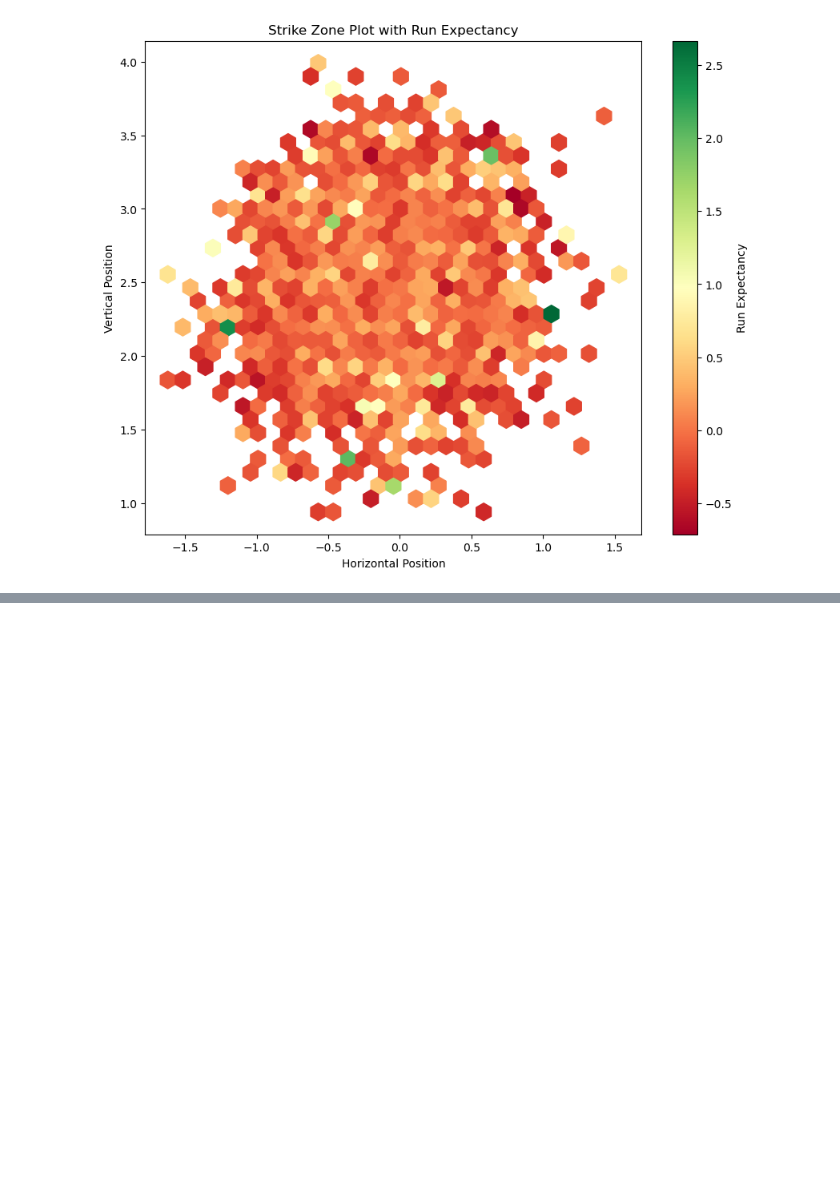
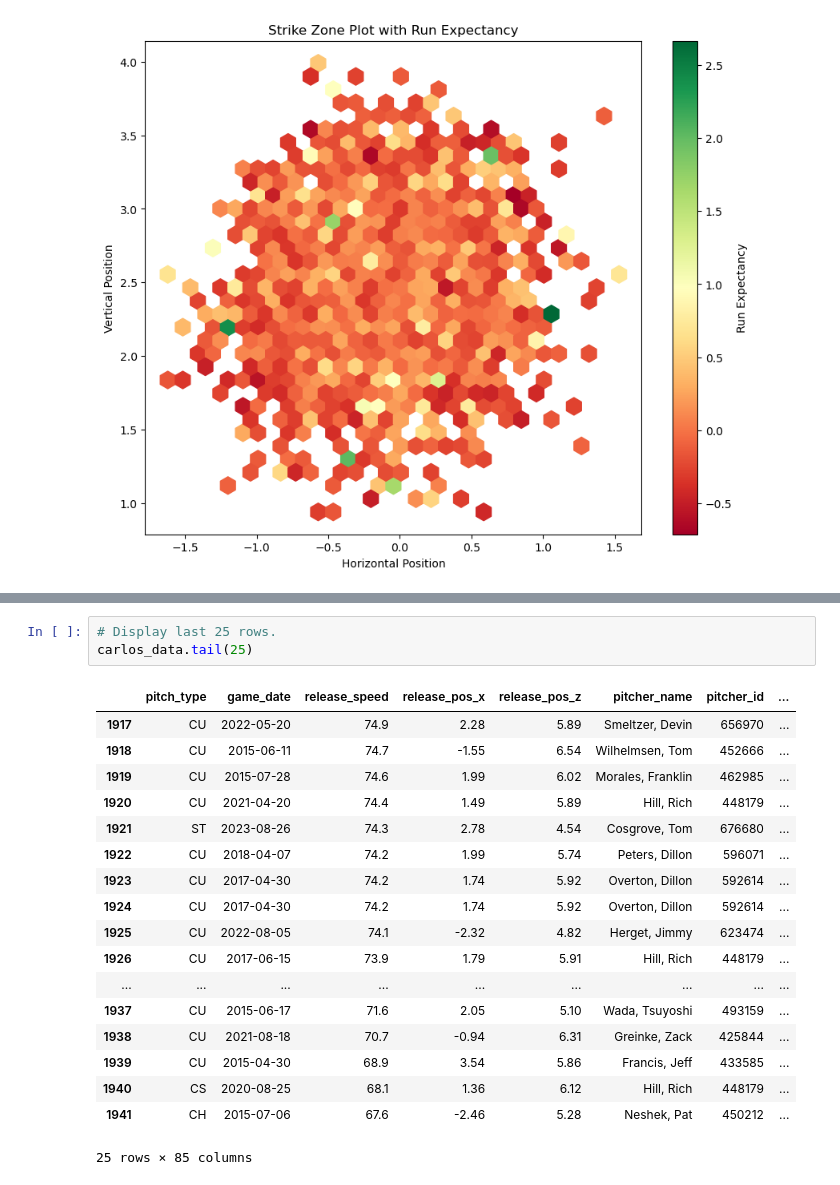
Before and after one commit to Matt-Heinen/DSC-540, a Jupyter notebook: Term Project/Heinen_DSC540_Milestone_5.ipynb, the cells around one changed output, grey strips where cells are left out. Saved outputs shown, nothing was run; the diff lists cells and outputs as text; blank space fills up the shorter version.

```diff
--- a/Term Project/Heinen_DSC540_Milestone_5.ipynb
+++ b/Term Project/Heinen_DSC540_Milestone_5.ipynb
@@ -584,0 +568,22 @@ As We can see by this heat map, Santana has some very high run expectancy in spe
+# %%
+# Display last 25 rows.
+carlos_data.tail(25)
+# %% [output]
+|  | pitch_type | game_date | release_speed | release_pos_x | release_pos_z | pitcher_name | pitcher_id | ... |
+| 1917 | CU | 2022-05-20 | 74.9 | 2.28 | 5.89 | Smeltzer, Devin | 656970 | ... |
+| 1918 | CU | 2015-06-11 | 74.7 | -1.55 | 6.54 | Wilhelmsen, Tom | 452666 | ... |
+| 1919 | CU | 2015-07-28 | 74.6 | 1.99 | 6.02 | Morales, Franklin | 462985 | ... |
+| 1920 | CU | 2021-04-20 | 74.4 | 1.49 | 5.89 | Hill, Rich | 448179 | ... |
+| 1921 | ST | 2023-08-26 | 74.3 | 2.78 | 4.54 | Cosgrove, Tom | 676680 | ... |
+| 1922 | CU | 2018-04-07 | 74.2 | 1.99 | 5.74 | Peters, Dillon | 596071 | ... |
+| 1923 | CU | 2017-04-30 | 74.2 | 1.74 | 5.92 | Overton, Dillon | 592614 | ... |
+| 1924 | CU | 2017-04-30 | 74.2 | 1.74 | 5.92 | Overton, Dillon | 592614 | ... |
+| 1925 | CU | 2022-08-05 | 74.1 | -2.32 | 4.82 | Herget, Jimmy | 623474 | ... |
+| 1926 | CU | 2017-06-15 | 73.9 | 1.79 | 5.91 | Hill, Rich | 448179 | ... |
+| ... | ... | ... | ... | ... | ... | ... | ... | ... |
+| 1937 | CU | 2015-06-17 | 71.6 | 2.05 | 5.10 | Wada, Tsuyoshi | 493159 | ... |
+| 1938 | CU | 2021-08-18 | 70.7 | -0.94 | 6.31 | Greinke, Zack | 425844 | ... |
+| 1939 | CU | 2015-04-30 | 68.9 | 3.54 | 5.86 | Francis, Jeff | 433585 | ... |
+| 1940 | CS | 2020-08-25 | 68.1 | 1.36 | 6.12 | Hill, Rich | 448179 | ... |
+| 1941 | CH | 2015-07-06 | 67.6 | -2.46 | 5.28 | Neshek, Pat | 450212 | ... |
+25 rows × 85 columns
```
Also changed, not shown: parts of 27 cells of this notebook, 1 other file.
